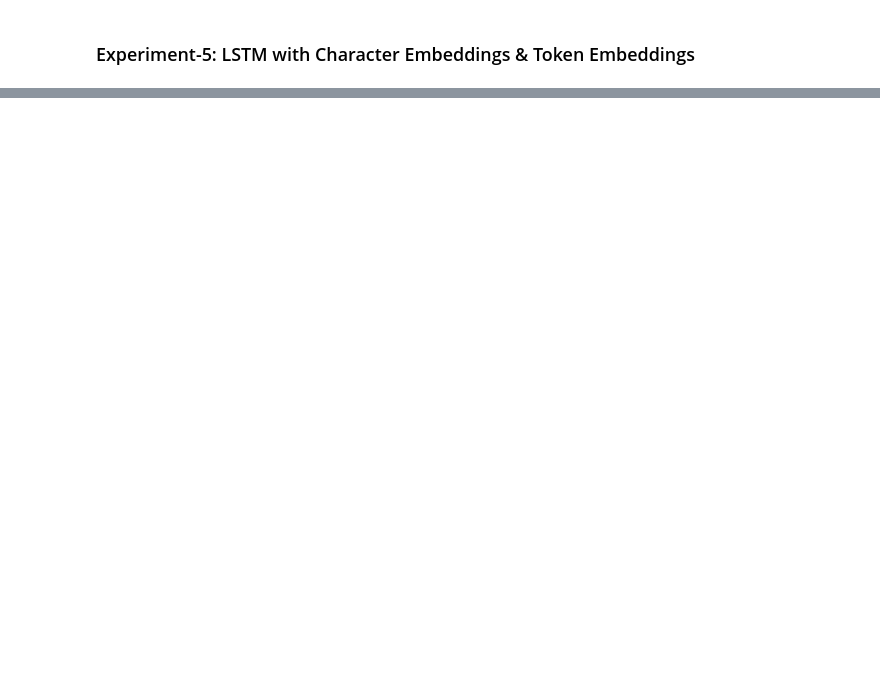
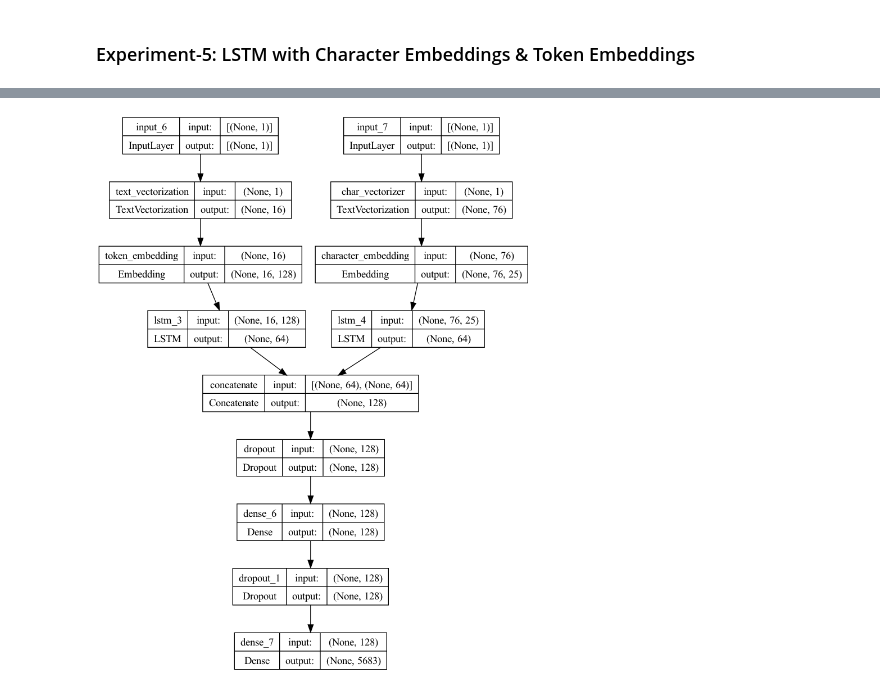
Before and after one commit to bkubick/deep-learning-development, a Jupyter notebook: projects/poetry_generator/poetry_generator.ipynb, the cells around one changed output, grey strips where cells are left out. Drawn from its saved outputs; the diff is of its cells as text; code cells hidden in the pictures; blank space fills up the shorter version.

```diff
--- a/projects/poetry_generator/poetry_generator.ipynb
+++ b/projects/poetry_generator/poetry_generator.ipynb
@@ -480,2 +833,5 @@ model_2_name = 'model_2_use_lstm'
 # %% [markdown]
 ### Experiment-5: LSTM with Character Embeddings & Token Embeddings
+# %%
+# Constants
+model_5_name = 'model_5_lstm_char_token'
@@ -481,0 +844,33 @@ model_2_name = 'model_2_use_lstm'
+# %%
+# Token Embedding
+token_inputs = tf.keras.layers.Input(shape=(1,), dtype=tf.string)
+
+x = text_vectorizer(token_inputs)  # Turn the input text into numbers
+x = token_embedding(x)  # Embed the text
+token_lstm = tf.keras.layers.LSTM(64)(x)
+
+token_model = tf.keras.models.Model(token_inputs, token_lstm, name=model_5_name)
+
+# Character Embedding
+character_inputs = tf.keras.layers.Input(shape=(1,), dtype=tf.string)
+
+x = character_vectorizer(character_inputs)  # Turn the input text into numbers
+x = character_embedding(x)  # Embed the text
+char_lstm = tf.keras.layers.LSTM(64)(x)
+
+character_model = tf.keras.models.Model(character_inputs, char_lstm, name=model_5_name)
+
+# Concatenating outputs
+token_char_concat = tf.keras.layers.Concatenate()([token_model.output, character_model.output])
+
+# Dropout
+combined_dropout = tf.keras.layers.Dropout(0.5)(token_char_concat)
+combined_dense = tf.keras.layers.Dense(128, activation='relu')(combined_dropout)
+final_dropout = tf.keras.layers.Dropout(0.5)(combined_dense)
+
+outputs = tf.keras.layers.Dense(TOTAL_WORDS, activation='softmax')(final_dropout)
+
+model_5 = tf.keras.models.Model(inputs=[token_model.input, character_model.input],
+                                outputs=outputs,
+                                name=model_5_name)
+model_5.summary()
@@ -481,0 +895,4 @@ model_2_name = 'model_2_use_lstm'
+# %%
+ml_toolbox.analysis.model.plot_model(model_5)
+# %% [output]
+[figure, added]
```
Also changed, not shown: parts of 72 cells of this notebook, 1 other file.
